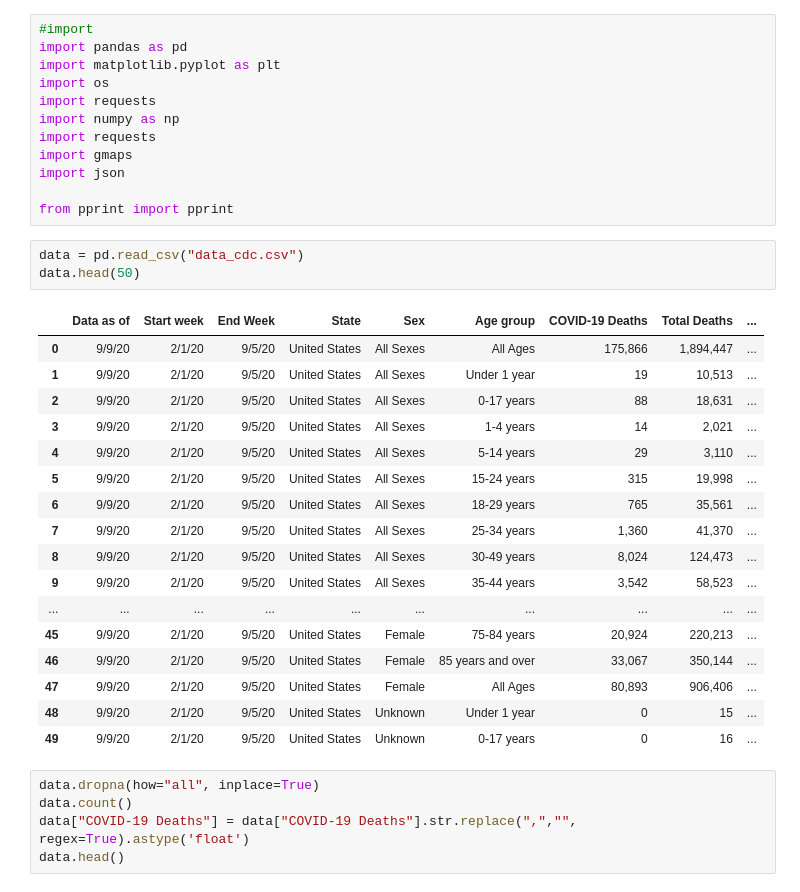
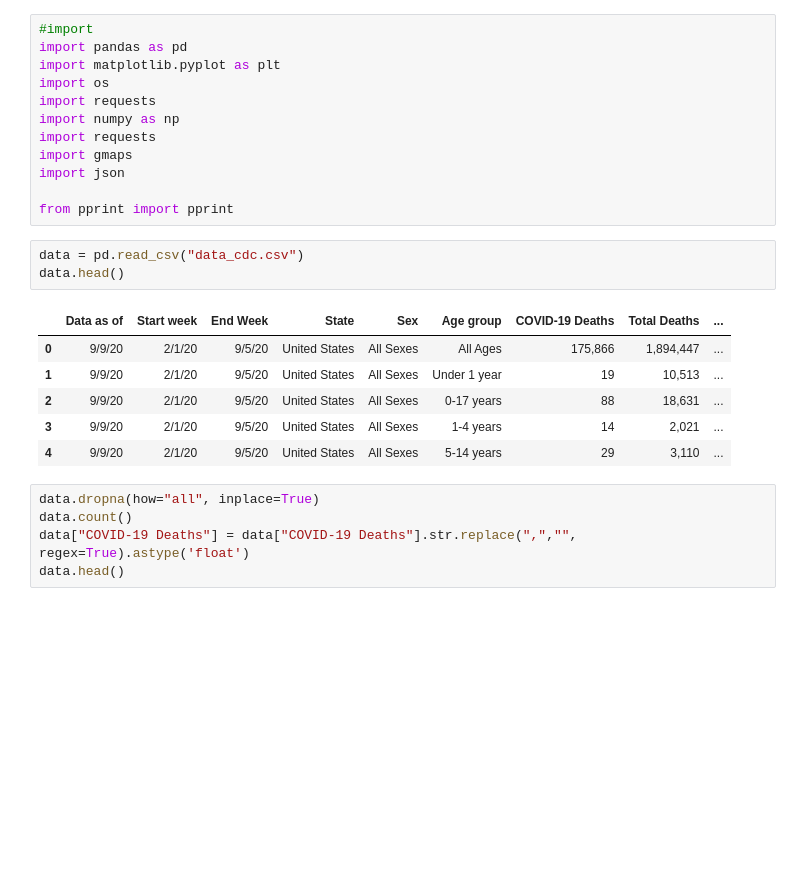
Before and after one commit to debrawu/ProjectOne, a Jupyter notebook: Project One - Data Cleansing.ipynb, the cells around one changed output. Saved outputs shown, nothing was run; the diff lists cells and outputs as text; blank space fills up the shorter version.

```diff
--- a/Project One - Data Cleansing.ipynb
+++ b/Project One - Data Cleansing.ipynb
@@ -34,25 +34,14 @@ import json
 from pprint import pprint
 # %%
 data = pd.read_csv("data_cdc.csv")
-data.head(50)
+data.head()
 # %% [output]
 |  | Data as of | Start week | End Week | State | Sex | Age group | COVID-19 Deaths | Total Deaths | ... |
 | 0 | 9/9/20 | 2/1/20 | 9/5/20 | United States | All Sexes | All Ages | 175,866 | 1,894,447 | ... |
 | 1 | 9/9/20 | 2/1/20 | 9/5/20 | United States | All Sexes | Under 1 year | 19 | 10,513 | ... |
 | 2 | 9/9/20 | 2/1/20 | 9/5/20 | United States | All Sexes | 0-17 years | 88 | 18,631 | ... |
 | 3 | 9/9/20 | 2/1/20 | 9/5/20 | United States | All Sexes | 1-4 years | 14 | 2,021 | ... |
 | 4 | 9/9/20 | 2/1/20 | 9/5/20 | United States | All Sexes | 5-14 years | 29 | 3,110 | ... |
-| 5 | 9/9/20 | 2/1/20 | 9/5/20 | United States | All Sexes | 15-24 years | 315 | 19,998 | ... |
-| 6 | 9/9/20 | 2/1/20 | 9/5/20 | United States | All Sexes | 18-29 years | 765 | 35,561 | ... |
-| 7 | 9/9/20 | 2/1/20 | 9/5/20 | United States | All Sexes | 25-34 years | 1,360 | 41,370 | ... |
-| 8 | 9/9/20 | 2/1/20 | 9/5/20 | United States | All Sexes | 30-49 years | 8,024 | 124,473 | ... |
-| 9 | 9/9/20 | 2/1/20 | 9/5/20 | United States | All Sexes | 35-44 years | 3,542 | 58,523 | ... |
-| ... | ... | ... | ... | ... | ... | ... | ... | ... | ... |
-| 45 | 9/9/20 | 2/1/20 | 9/5/20 | United States | Female | 75-84 years | 20,924 | 220,213 | ... |
-| 46 | 9/9/20 | 2/1/20 | 9/5/20 | United States | Female | 85 years and over | 33,067 | 350,144 | ... |
-| 47 | 9/9/20 | 2/1/20 | 9/5/20 | United States | Female | All Ages | 80,893 | 906,406 | ... |
-| 48 | 9/9/20 | 2/1/20 | 9/5/20 | United States | Unknown | Under 1 year | 0 | 15 | ... |
-| 49 | 9/9/20 | 2/1/20 | 9/5/20 | United States | Unknown | 0-17 years | 0 | 16 | ... |
 # %%
 data.dropna(how="all", inplace=True)
 data.count()
```
Also changed, not shown: parts of 5 cells of this notebook, 5 other files.
